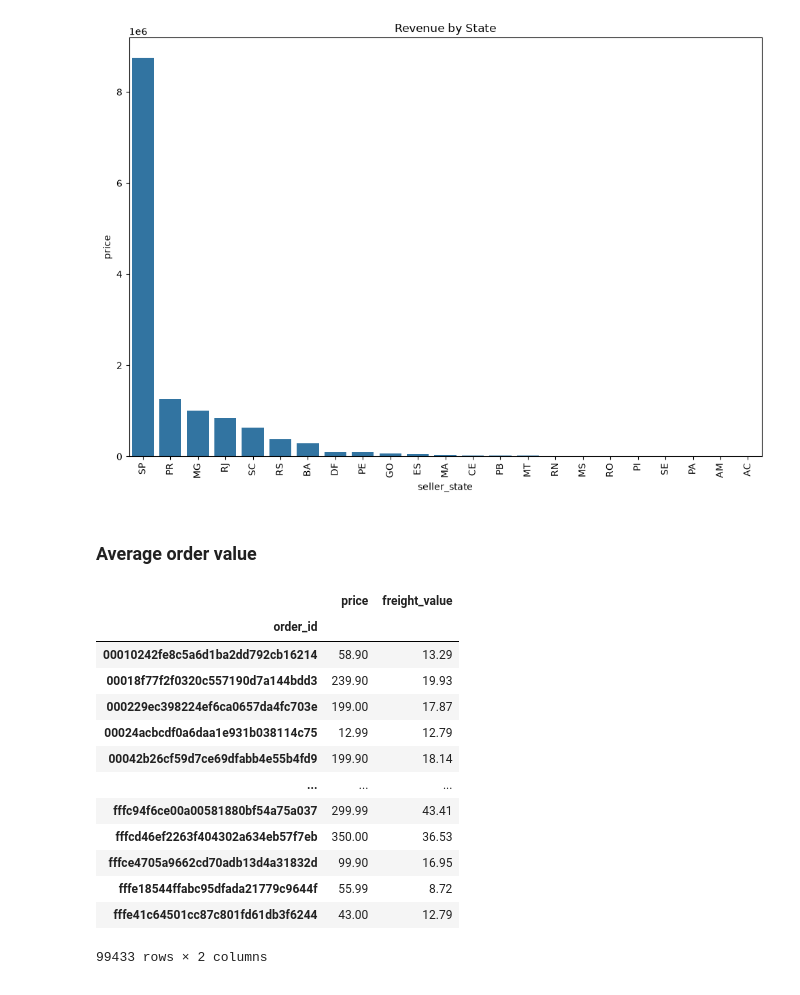
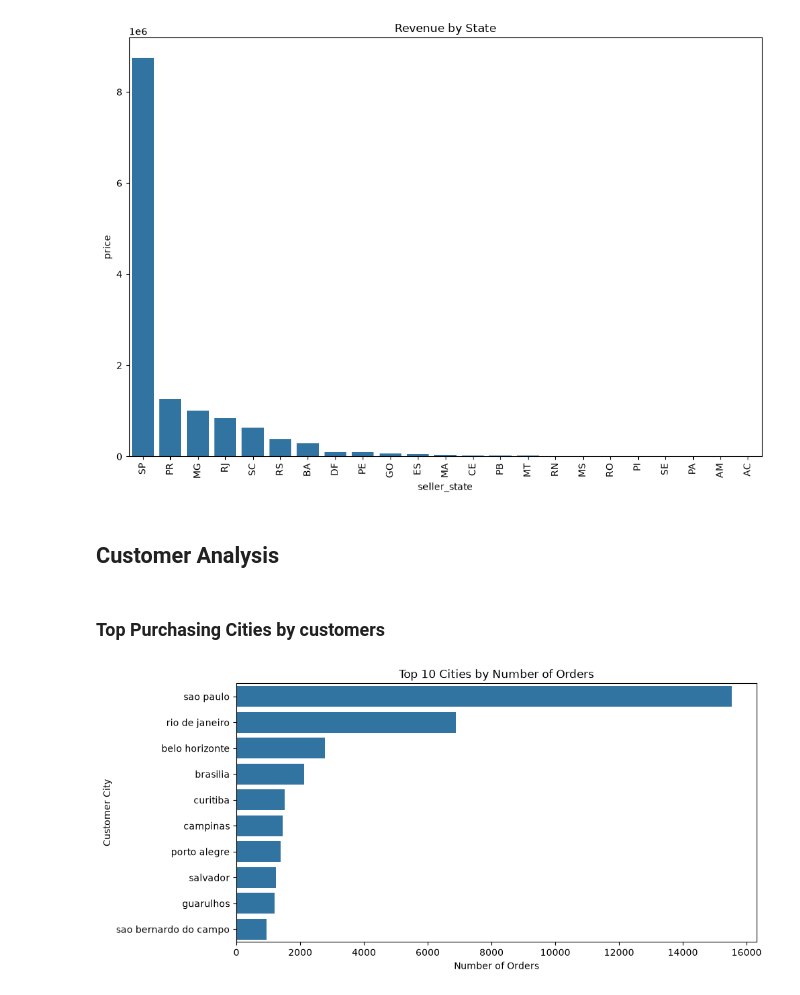
Before and after one commit to RISH-VERSION/Brazilian_E-Commerce_Olist_Data_Analytics_project, a Jupyter notebook: notebooks/ExploratoryDataAnalysis.ipynb, the cells around one changed output. Drawn from its saved outputs; the diff is of its cells as text; code cells hidden in the pictures.

Commit message:
Phase-4 EDA almost all analysis completed

```diff
--- a/notebooks/ExploratoryDataAnalysis.ipynb
+++ b/notebooks/ExploratoryDataAnalysis.ipynb
@@ -119,22 +119,28 @@ plt.xticks(rotation=90)
 plt.show()
 # %% [output]
 [figure]
-# %% [markdown]
-### Average order value
-# %%
-main_df.groupby('order_id')[['price', 'freight_value']].sum()
-# %% [output]
-|  | price | freight_value |
-| order_id |  |  |
-| 00010242fe8c5a6d1ba2dd792cb16214 | 58.90 | 13.29 |
-| 00018f77f2f0320c557190d7a144bdd3 | 239.90 | 19.93 |
-| 000229ec398224ef6ca0657da4fc703e | 199.00 | 17.87 |
-| 00024acbcdf0a6daa1e931b038114c75 | 12.99 | 12.79 |
-| 00042b26cf59d7ce69dfabb4e55b4fd9 | 199.90 | 18.14 |
-| ... | ... | ... |
-| fffc94f6ce00a00581880bf54a75a037 | 299.99 | 43.41 |
-| fffcd46ef2263f404302a634eb57f7eb | 350.00 | 36.53 |
-| fffce4705a9662cd70adb13d4a31832d | 99.90 | 16.95 |
-| fffe18544ffabc95dfada21779c9644f | 55.99 | 8.72 |
-| fffe41c64501cc87c801fd61db3f6244 | 43.00 | 12.79 |
-99433 rows × 2 columns
+# %% [markdown]
+## Customer Analysis
+# %% [markdown]
+### Top Purchasing Cities by customers
+# %%
+# Getting Top 10 Cities
+city_orders = (
+    main_df.groupby('customer_city')['order_id']
+    .nunique()
+    .sort_values(ascending=False)
+    .head(10)
+)
+
+plt.figure(figsize=(10,5))
+sns.barplot(
+    x=city_orders.values,
+    y=city_orders.index
+)
+
+plt.title("Top 10 Cities by Number of Orders")
+plt.xlabel("Number of Orders")
+plt.ylabel("Customer City")
+plt.show()
+# %% [output]
+[figure, added]
```
Also changed, not shown: parts of 24 cells of this notebook, 3 other files.
